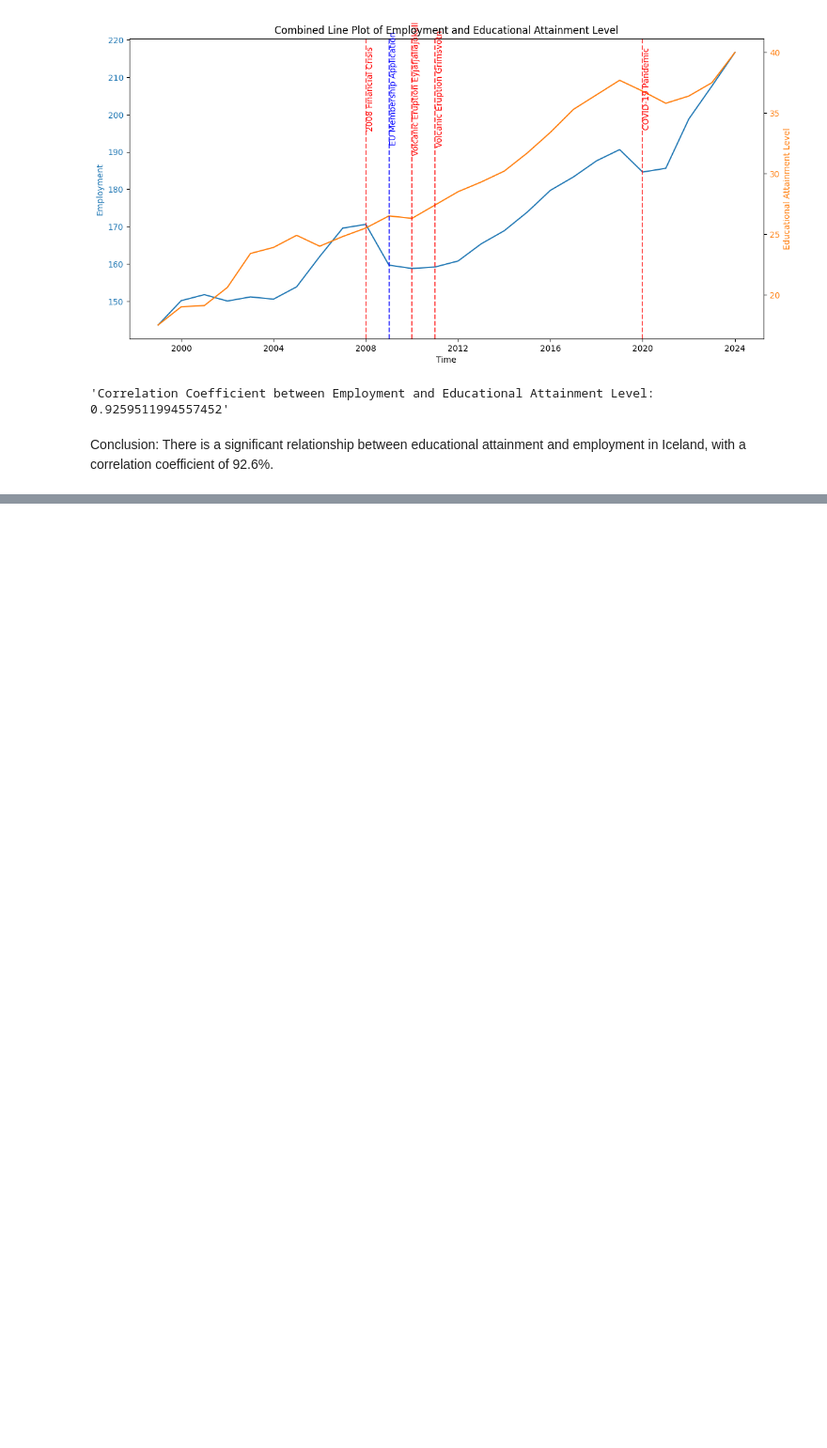
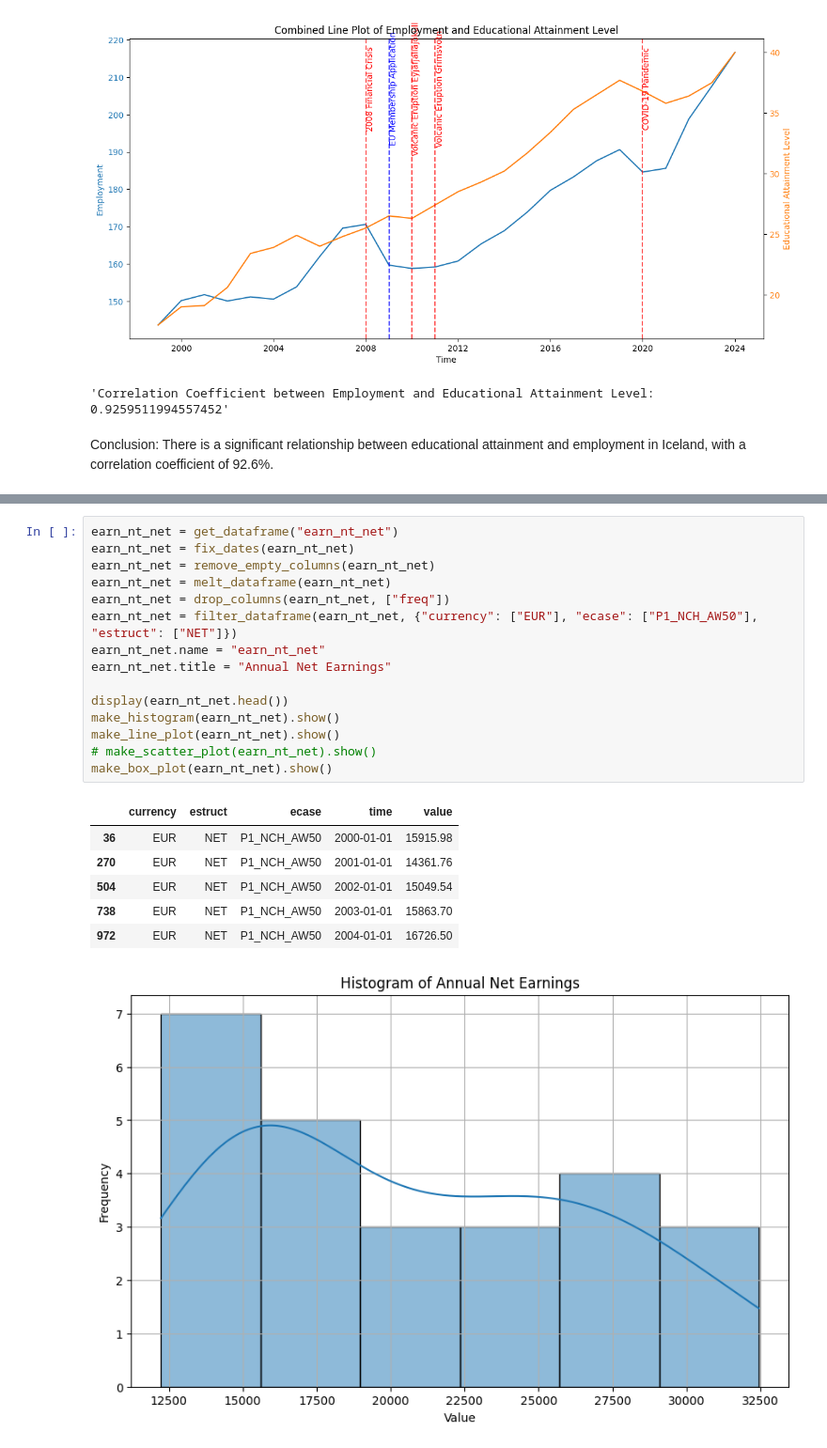
Before and after one commit to muffindud/iceland-data-analysis, a Jupyter notebook: main.ipynb, the cells around one changed output, grey strips where cells are left out. Shown at 94% size. Drawn from its saved outputs; the diff is of its cells as text; blank space fills up the shorter version.

```diff
--- a/main.ipynb
+++ b/main.ipynb
@@ -880,0 +1029,23 @@ Conclusion: There is a significant relationship between educational attainment a
+# %%
+earn_nt_net = get_dataframe("earn_nt_net")
+earn_nt_net = fix_dates(earn_nt_net)
+earn_nt_net = remove_empty_columns(earn_nt_net)
+earn_nt_net = melt_dataframe(earn_nt_net)
+earn_nt_net = drop_columns(earn_nt_net, ["freq"])
+earn_nt_net = filter_dataframe(earn_nt_net, {"currency": ["EUR"], "ecase": ["P1_NCH_AW50"], "estruct": ["NET"]})
+earn_nt_net.name = "earn_nt_net"
+earn_nt_net.title = "Annual Net Earnings"
+
+display(earn_nt_net.head())
+make_histogram(earn_nt_net).show()
+make_line_plot(earn_nt_net).show()
+# make_scatter_plot(earn_nt_net).show()
+make_box_plot(earn_nt_net).show()
+# %% [output]
+|  | currency | estruct | ecase | time | value |
+| 36 | EUR | NET | P1_NCH_AW50 | 2000-01-01 | 15915.98 |
+| 270 | EUR | NET | P1_NCH_AW50 | 2001-01-01 | 14361.76 |
+| 504 | EUR | NET | P1_NCH_AW50 | 2002-01-01 | 15049.54 |
+| 738 | EUR | NET | P1_NCH_AW50 | 2003-01-01 | 15863.70 |
+| 972 | EUR | NET | P1_NCH_AW50 | 2004-01-01 | 16726.50 |
+[figure, added]
```
Also changed, not shown: parts of 10 cells of this notebook, 2 other files.
